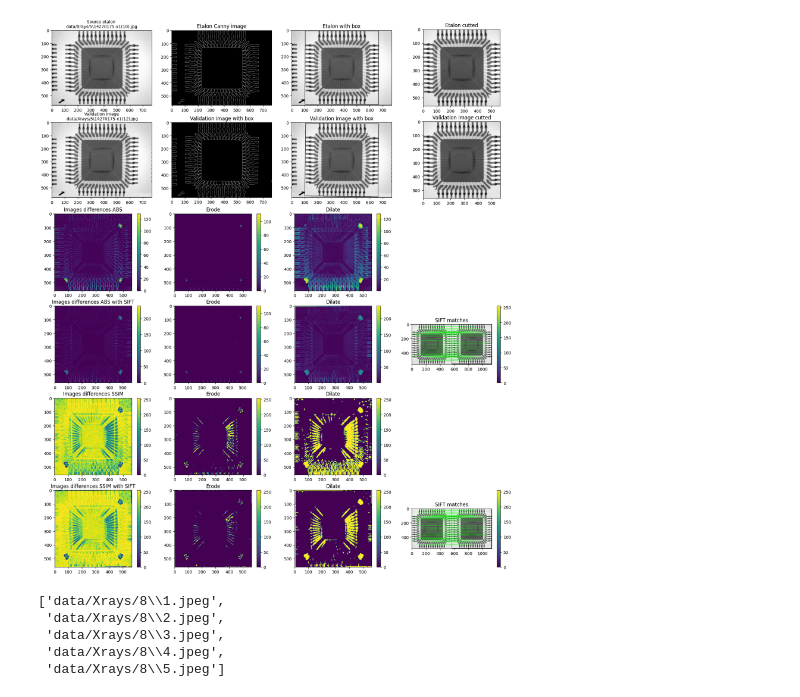
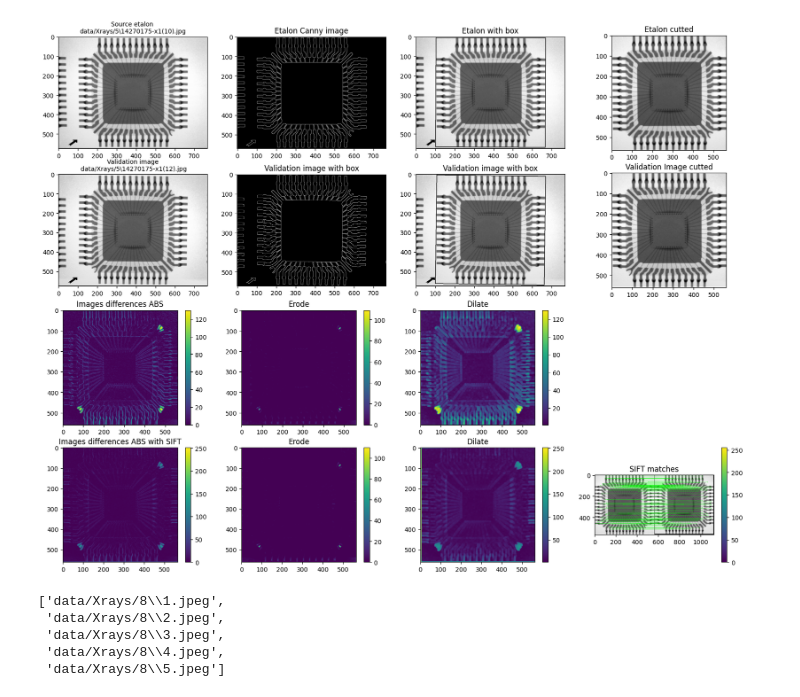
Before and after one commit to Batman511/chip_analysis, a Jupyter notebook: main.ipynb, the cells around one changed output. Saved outputs shown, nothing was run; the diff lists cells and outputs as text; code cells hidden in the pictures.

```diff
--- a/main.ipynb
+++ b/main.ipynb
@@ -91,62 +91,62 @@ def validate(
     fig.add_subplot(rows, columns, 14)
     plt.imshow(differences1_superimpose_data['img_diff_erode'])
     plt.title('Erode')
     plt.colorbar()
     fig.add_subplot(rows, columns, 15)
     plt.imshow(differences1_superimpose_data['img_diff_dilate'])
     plt.title('Dilate')
     plt.colorbar()
     fig.add_subplot(rows, columns, 16)
     plt.imshow(superimpose_data['img_matches'])
     plt.title('SIFT matches')
     plt.colorbar()
 
-    fig.add_subplot(rows, columns, 17)
-    plt.imshow(differences2_data['img_diff'])
-    plt.title('Images differences SSIM')
-    plt.colorbar()
-    fig.add_subplot(rows, columns, 18)
-    plt.imshow(differences2_data['img_diff_erode'])
-    plt.title('Erode')
-    plt.colorbar()
-    fig.add_subplot(rows, columns, 19)
-    plt.imshow(differences2_data['img_diff_dilate'])
-    plt.title('Dilate')
-    plt.colorbar()
+    # fig.add_subplot(rows, columns, 17)
+    # plt.imshow(differences2_data['img_diff'])
+    # plt.title('Images differences SSIM')
+    # plt.colorbar()
+    # fig.add_subplot(rows, columns, 18)
+    # plt.imshow(differences2_data['img_diff_erode'])
+    # plt.title('Erode')
+    # plt.colorbar()
+    # fig.add_subplot(rows, columns, 19)
+    # plt.imshow(differences2_data['img_diff_dilate'])
+    # plt.title('Dilate')
+    # plt.colorbar()
 
-    fig.add_subplot(rows, columns, 21)
-    plt.imshow(differences2_superimpose_data['img_diff'])
-    plt.title('Images differences SSIM with SIFT')
-    plt.colorbar()
-    fig.add_subplot(rows, columns, 22)
-    plt.imshow(differences2_superimpose_data['img_diff_erode'])
-    plt.title('Erode')
-    plt.colorbar()
-    fig.add_subplot(rows, columns, 23)
-    plt.imshow(differences2_superimpose_data['img_diff_dilate'])
-    plt.title('Dilate')
-    plt.colorbar()
-    fig.add_subplot(rows, columns, 24)
-    plt.imshow(superimpose_data['img_matches'])
-    plt.title('SIFT matches')
-    plt.colorbar()
+    # fig.add_subplot(rows, columns, 21)
+    # plt.imshow(differences2_superimpose_data['img_diff'])
+    # plt.title('Images differences SSIM with SIFT')
+    # plt.colorbar()
+    # fig.add_subplot(rows, columns, 22)
+    # plt.imshow(differences2_superimpose_data['img_diff_erode'])
+    # plt.title('Erode')
+    # plt.colorbar()
+    # fig.add_subplot(rows, columns, 23)
+    # plt.imshow(differences2_superimpose_data['img_diff_dilate'])
+    # plt.title('Dilate')
+    # plt.colorbar()
+    # fig.add_subplot(rows, columns, 24)
+    # plt.imshow(superimpose_data['img_matches'])
+    # plt.title('SIFT matches')
+    # plt.colorbar()
 
     if savefig_path is not None:
         if dir_path := os.path.dirname(savefig_path):
             os.makedirs(dir_path, exist_ok=True)
         plt.savefig(savefig_path, bbox_inches='tight')
 
 
 
 
 chip_type = '5'
 images = glob.glob(f'data/Xrays/{chip_type}/*.jpg') + glob.glob(f'data/Xrays/{chip_type}/*.jpeg')
 
 etalon_path = images[0]
 img_path = images[1]
 validate(etalon_path, img_path, f'Validation/{chip_type}/{1}.png')
 # %% [output]
-[figure, old version]
+[figure, new version]
 # %%
 chip_type = '8'
 glob.glob(f'data/Xrays/{chip_type}/*.jpg') + glob.glob(f'data/Xrays/{chip_type}/*.jpeg')
```
